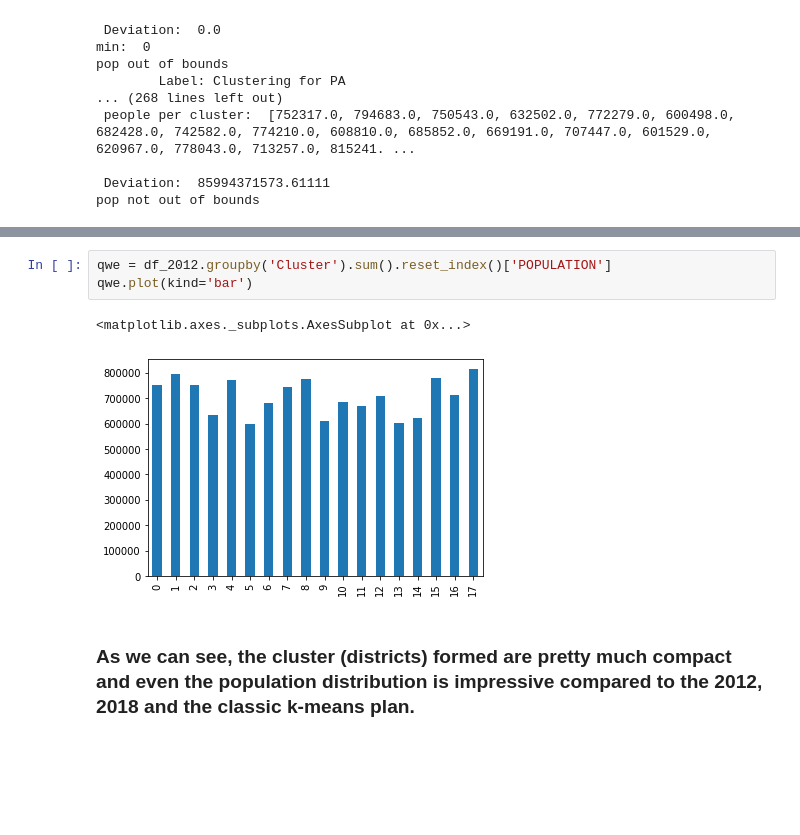
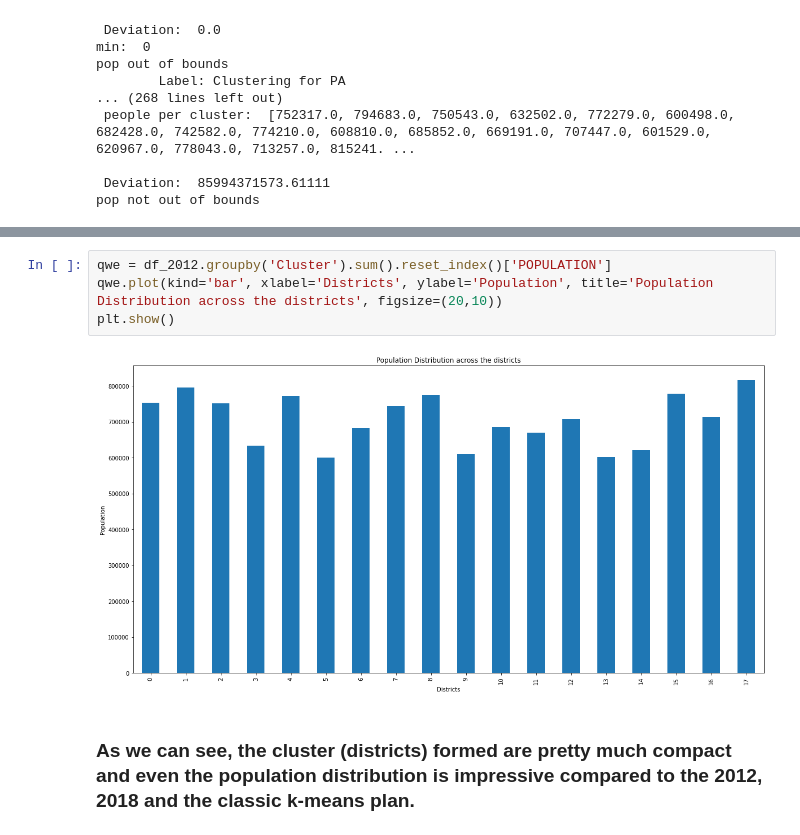
Before and after one commit to rahulmnair1997/Clustering-and-Regression-Analysis-of-Gerrymandering, a Jupyter notebook: Redistricting_by_weighted_k_means.ipynb, the cells around one changed output, grey strips where cells are left out. Cells and saved outputs as stored; diff of their text form; blank space fills up the shorter version.

```diff
--- a/Redistricting_by_weighted_k_means.ipynb
+++ b/Redistricting_by_weighted_k_means.ipynb
@@ -444,9 +450,9 @@ df_2012.plot(column='Cluster',cmap='tab20c', figsize=(20,10), legend=True)
 # %%
 qwe = df_2012.groupby('Cluster').sum().reset_index()['POPULATION']
-qwe.plot(kind='bar')
+qwe.plot(kind='bar', xlabel='Districts', ylabel='Population', title='Population Distribution across the districts', figsize=(20,10))
+plt.show()
 # %% [output]
-<matplotlib.axes._subplots.AxesSubplot at 0x...>
-[figure, old version]
+[figure, new version]
 # %% [markdown]
 ### As we can see, the cluster (districts) formed are pretty much compact and even the population distribution is impressive compared to the 2012, 2018 and the classic k-means plan.
 # %% [markdown]
```
Also changed, not shown: parts of 16 cells of this notebook.
